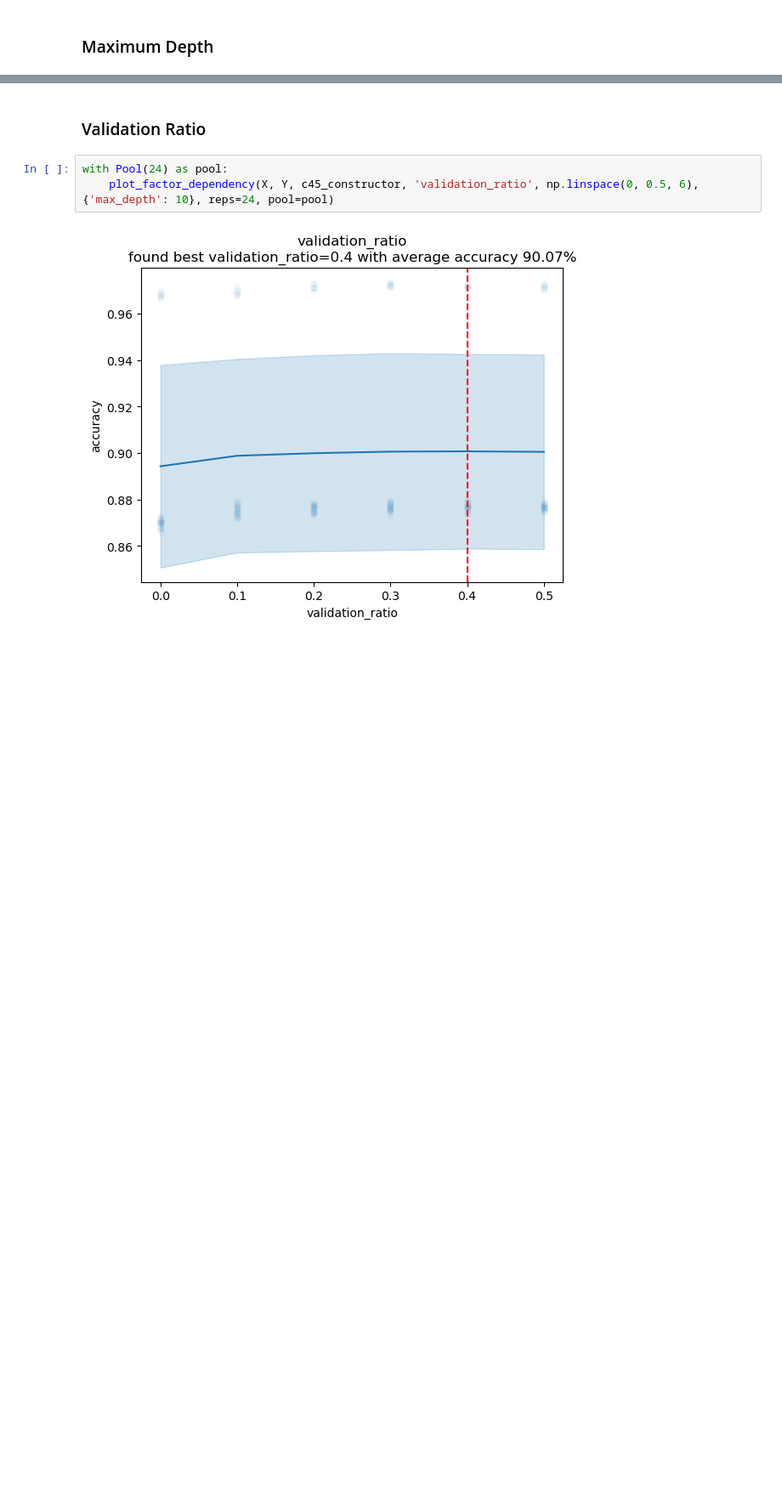
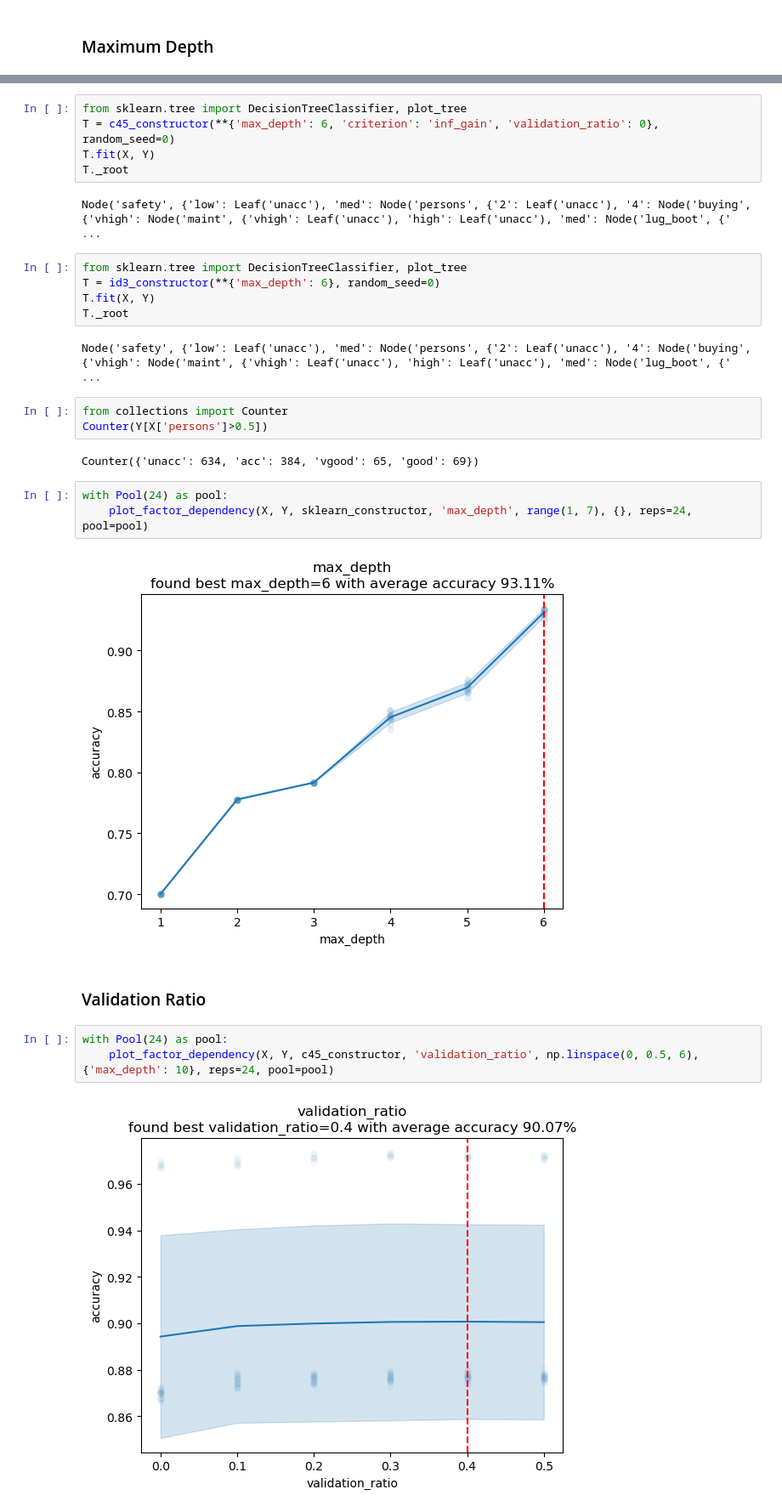
Before and after one commit to natijas/Classification-random-forest, a Jupyter notebook: src/UMA-analiza.ipynb, the cells around one changed output, grey strips where cells are left out. Shown at 85% size. Cells and saved outputs as stored; diff of their text form; blank space fills up the shorter version.

```diff
--- a/src/UMA-analiza.ipynb
+++ b/src/UMA-analiza.ipynb
@@ -337,3 +420,27 @@ with Pool(24) as pool:
+# %%
+from sklearn.tree import DecisionTreeClassifier, plot_tree
+T = c45_constructor(**{'max_depth': 6, 'criterion': 'inf_gain', 'validation_ratio': 0}, random_seed=0)
+T.fit(X, Y)
+T._root
+# %% [output]
+Node('safety', {'low': Leaf('unacc'), 'med': Node('persons', {'2': Leaf('unacc'), '4': Node('buying', {'vhigh': Node('maint', {'vhigh': Leaf('unacc'), 'high': Leaf('unacc'), 'med': Node('lug_boot', {' ...
+# %%
+from sklearn.tree import DecisionTreeClassifier, plot_tree
+T = id3_constructor(**{'max_depth': 6}, random_seed=0)
+T.fit(X, Y)
+T._root
+# %% [output]
+Node('safety', {'low': Leaf('unacc'), 'med': Node('persons', {'2': Leaf('unacc'), '4': Node('buying', {'vhigh': Node('maint', {'vhigh': Leaf('unacc'), 'high': Leaf('unacc'), 'med': Node('lug_boot', {' ...
+# %%
+from collections import Counter
+Counter(Y[X['persons']>0.5])
+# %% [output]
+Counter({'unacc': 634, 'acc': 384, 'vgood': 65, 'good': 69})
+# %%
+with Pool(24) as pool:
+    plot_factor_dependency(X, Y, sklearn_constructor, 'max_depth', range(1, 7), {}, reps=24, pool=pool)
+# %% [output]
+[figure, added]
 # %% [markdown]
 ### Validation Ratio
 # %%
```
Also changed, not shown: parts of 21 cells of this notebook, 2 other files.
